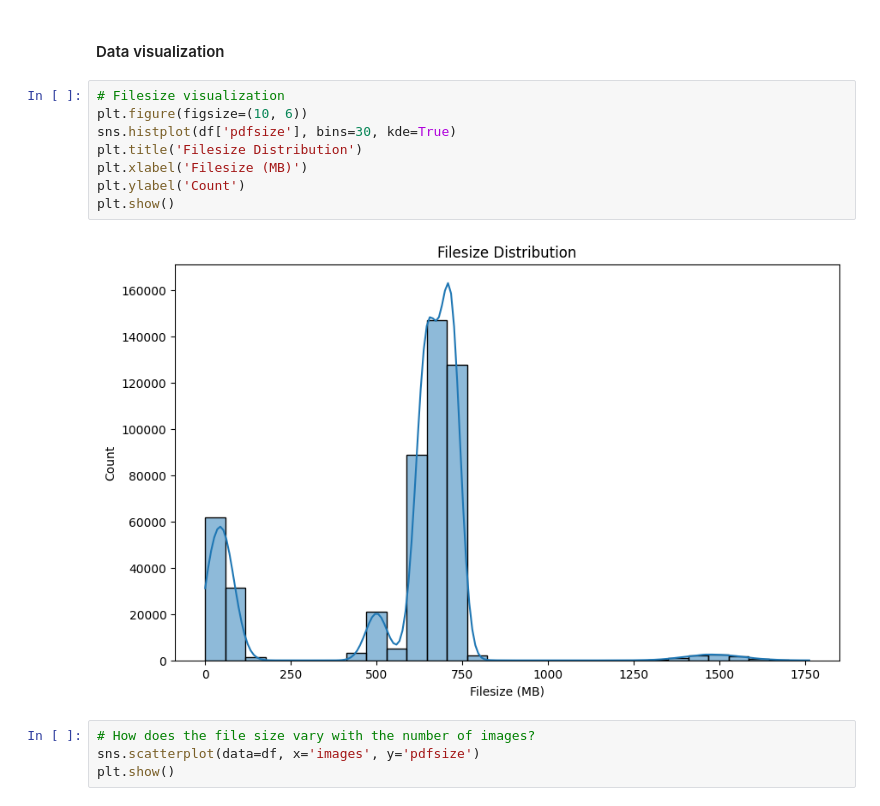
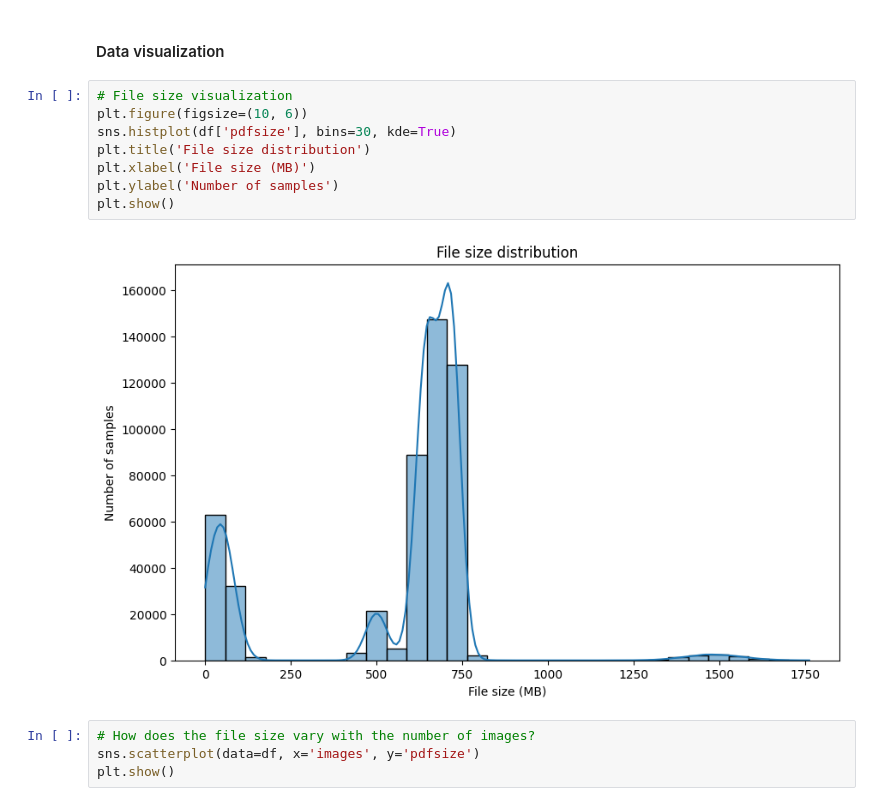
Before and after one commit to tomasvicente3/IART_ML_PDF_Analysis, a Jupyter notebook: main.ipynb, the cells around one changed output. Cells and saved outputs as stored; diff of their text form.

```diff
--- a/main.ipynb
+++ b/main.ipynb
@@ -160,15 +152,15 @@ df.drop_duplicates(inplace=True)
 # %% [markdown]
 #### Data visualization
 # %%
-# Filesize visualization
+# File size visualization
 plt.figure(figsize=(10, 6))
 sns.histplot(df['pdfsize'], bins=30, kde=True)
-plt.title('Filesize Distribution')
-plt.xlabel('Filesize (MB)')
-plt.ylabel('Count')
+plt.title('File size distribution')
+plt.xlabel('File size (MB)')
+plt.ylabel('Number of samples')
 plt.show()
 # %% [output]
-[figure, old version]
+[figure, new version]
 # %%
 # How does the file size vary with the number of images?
 sns.scatterplot(data=df, x='images', y='pdfsize')
```
Also changed, not shown: parts of 9 cells of this notebook.
